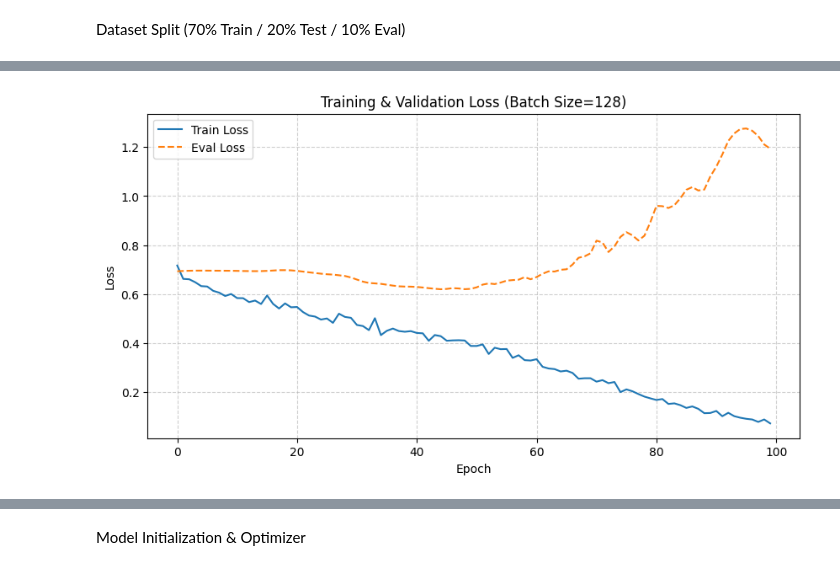
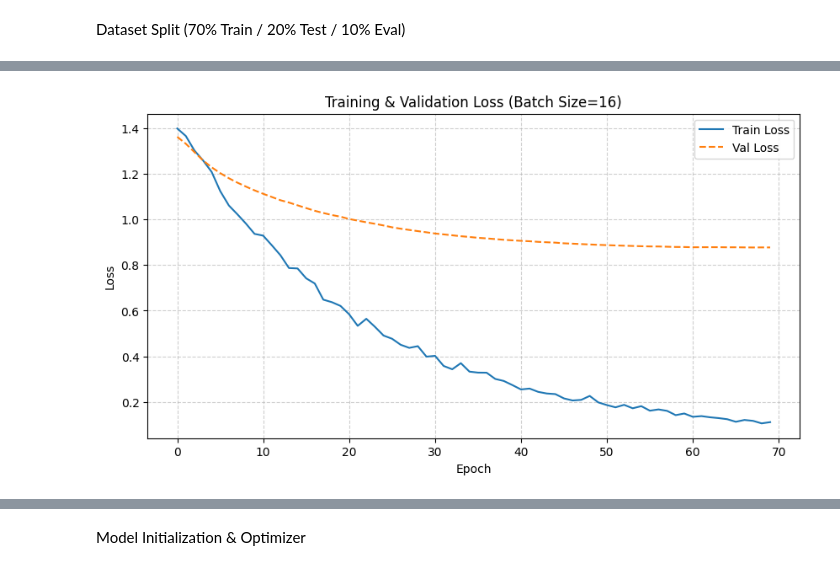
Before and after one commit to sidc124/Alzhimer-Detection, a Jupyter notebook: EEG_Net.ipynb, the cells around one changed output, grey strips where cells are left out. Drawn from its saved outputs; the diff is of its cells as text; code cells hidden in the pictures.

```diff
--- a/EEG_Net.ipynb
+++ b/EEG_Net.ipynb
@@ -549,26 +681,37 @@ import matplotlib.pyplot as plt
 # =============================
 # 🔹 User-defined parameters
 # =============================
-batch_size = 128
-n_epochs = 100
-learning_rate = 0.0001
-dropout_rate = 0.6
+batch_size = 16# Reduced batch size to prevent OOM error
+n_epochs = 70
+learning_rate = 0.00001
+dropout_rate = 0.5
 activation_fn = 'tanh'
 
 # =============================
 # 🔹 Prepare DataLoaders
 # =============================
+# Convert numpy arrays to PyTorch tensors and add a channel dimension
+X_train_t = torch.from_numpy(X_train).float().unsqueeze(1)
+y_train_t = torch.from_numpy(y_train).long()
+X_val_t   = torch.from_numpy(X_val).float().unsqueeze(1)
+y_val_t   = torch.from_numpy(y_val).long()
+X_test_t  = torch.from_numpy(X_test).float().unsqueeze(1)
+y_test_t  = torch.from_numpy(y_test).long()
+
+
 train_loader = DataLoader(TensorDataset(X_train_t, y_train_t), batch_size=batch_size, shuffle=True)
+# Correcting the test and evaluation loaders to use the correct split variables
 test_loader  = DataLoader(TensorDataset(X_test_t, y_test_t), batch_size=batch_size, shuffle=False)
-eval_loader  = DataLoader(TensorDataset(X_eval_t, y_eval_t), batch_size=batch_size, shuffle=False)
+eval_loader  = DataLoader(TensorDataset(X_val_t, y_val_t), batch_size=batch_size, shuffle=False)
+
 
 # =============================
 # 🔹 Model Setup
 # =============================
 device = torch.device("cuda" if torch.cuda.is_available() else "cpu")
 num_classes = len(set(y_all))
-Chans = X_all.shape[1]     # since X_train_t = [batch, 1, Chans, Samples]
-Samples = X_all.shape[2]
+Chans = X_train_t.shape[2]     # since X_train_t = [batch, 1, Chans, Samples]
+Samples = X_train_t.shape[3]
 
 model = EEGNet(num_classes=num_classes, Chans=Chans, Samples=Samples,
                dropoutRate=dropout_rate, activation=activation_fn).to(device)
@@ -580,6 +723,7 @@ optimizer = torch.optim.Adam(model.parameters(), lr=learning_rate)
 # 🔹 Training Loop
 # =============================
 train_losses, eval_losses = [], []
+train_acc_history, val_acc_history = [], [] # Lists to store accuracy history
 
 print(f"\n===== Training EEGNet with batch size {batch_size} for {n_epochs} epochs =====\n")
 
@@ -603,12 +747,13 @@ for epoch in range(n_epochs):
     avg_train_loss = train_loss / len(train_loader)
     acc_train = correct_train / len(train_loader.dataset)
     train_losses.append(avg_train_loss)
+    train_acc_history.append(acc_train) # Store training accuracy
 
     # ---------------- Validation ----------------
     model.eval()
     eval_loss, correct_eval = 0, 0
     with torch.no_grad():
-        for X_batch, y_batch in eval_loader:
+        for X_batch, y_batch in eval_loader: # Use eval_loader for validation
             X_batch, y_batch = X_batch.to(device), y_batch.to(device)
             output = model(X_batch)
             loss = criterion(output, y_batch)
@@ -620,10 +765,11 @@ for epoch in range(n_epochs):
     avg_eval_loss = eval_loss / len(eval_loader)
     acc_eval = correct_eval / len(eval_loader.dataset)
     eval_losses.append(avg_eval_loss)
+    val_acc_history.append(acc_eval) # Store validation accuracy
 
     print(f"Epoch [{epoch+1}/{n_epochs}] "
           f"Train Loss: {avg_train_loss:.4f} | Train Acc: {acc_train:.4f} "
-          f"| Eval Loss: {avg_eval_loss:.4f} | Eval Acc: {acc_eval:.4f}")
+          f"| Val Loss: {avg_eval_loss:.4f} | Val Acc: {acc_eval:.4f}") # Corrected print for validation
 
 # =============================
 # 🔹 Final Test Accuracy
@@ -631,7 +777,7 @@ for epoch in range(n_epochs):
 model.eval()
 correct_test = 0
 with torch.no_grad():
-    for X_batch, y_batch in test_loader:
+    for X_batch, y_batch in test_loader: # Use test_loader for final testing
         X_batch, y_batch = X_batch.to(device), y_batch.to(device)
         output = model(X_batch)
         preds = output.argmax(dim=1)
@@ -639,17 +785,18 @@ with torch.no_grad():
 
 acc_test = correct_test / len(test_loader.dataset)
 
-print(f"\n✅ Finished training | Train Acc: {acc_train:.4f} | Eval Acc: {acc_eval:.4f} | Test Acc: {acc_test:.4f}")
+print(f"\n✅ Finished training | Train Acc: {acc_train:.4f} | Val Acc: {acc_eval:.4f} | Test Acc: {acc_test:.4f}") # Corrected print
+
 
 # =============================
 # 🔹 Plot Loss Curves
 # =============================
 plt.figure(figsize=(10, 5))
 plt.plot(train_losses, label="Train Loss")
-plt.plot(eval_losses, label="Eval Loss", linestyle="--")
+plt.plot(eval_losses, label="Val Loss", linestyle="--") # Corrected label
 plt.xlabel("Epoch")
 plt.ylabel("Loss")
-plt.title(f"Training & Validation Loss (Batch Size={batch_size})")
+plt.title(f"Training & Validation Loss (Batch Size={batch_size})") # Corrected title
 plt.legend()
 plt.grid(True, linestyle="--", alpha=0.6)
 plt.show()
@@ -674,4 +821,4 @@ Epoch [100/100] Train Loss: 0.0715 | Train Acc: 1.0000 | Eval Loss: 1.1937 | Eva
-[figure, old version]
+[figure, new version]
 # %%
 from sklearn.metrics import (
     accuracy_score, precision_score, recall_score,
```
Also changed, not shown: parts of 15 cells of this notebook.
